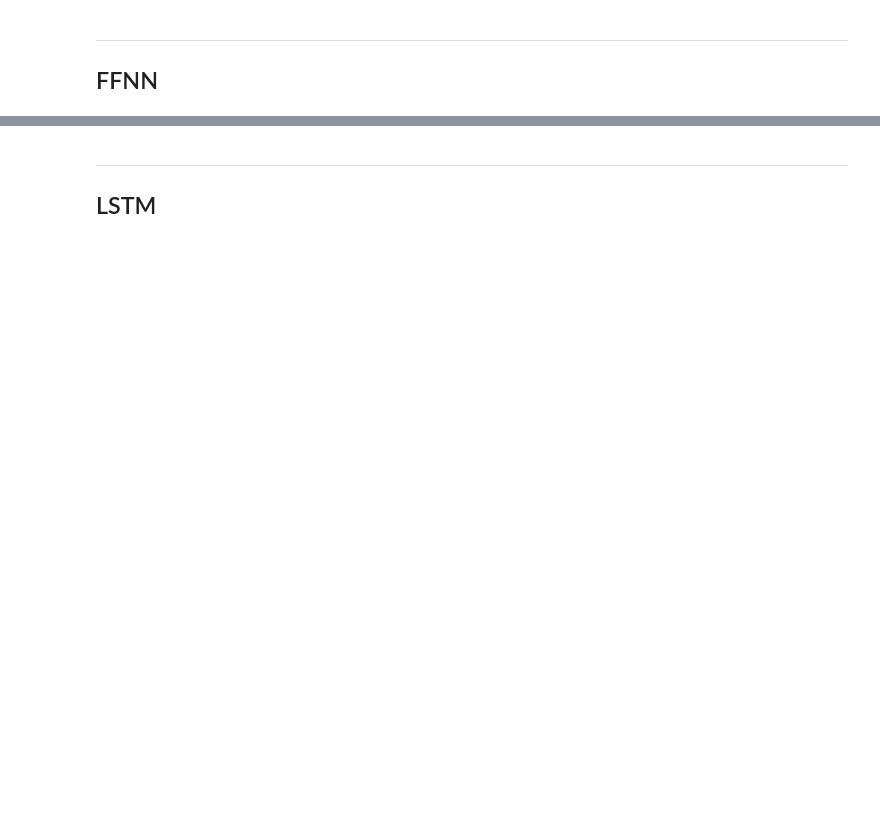
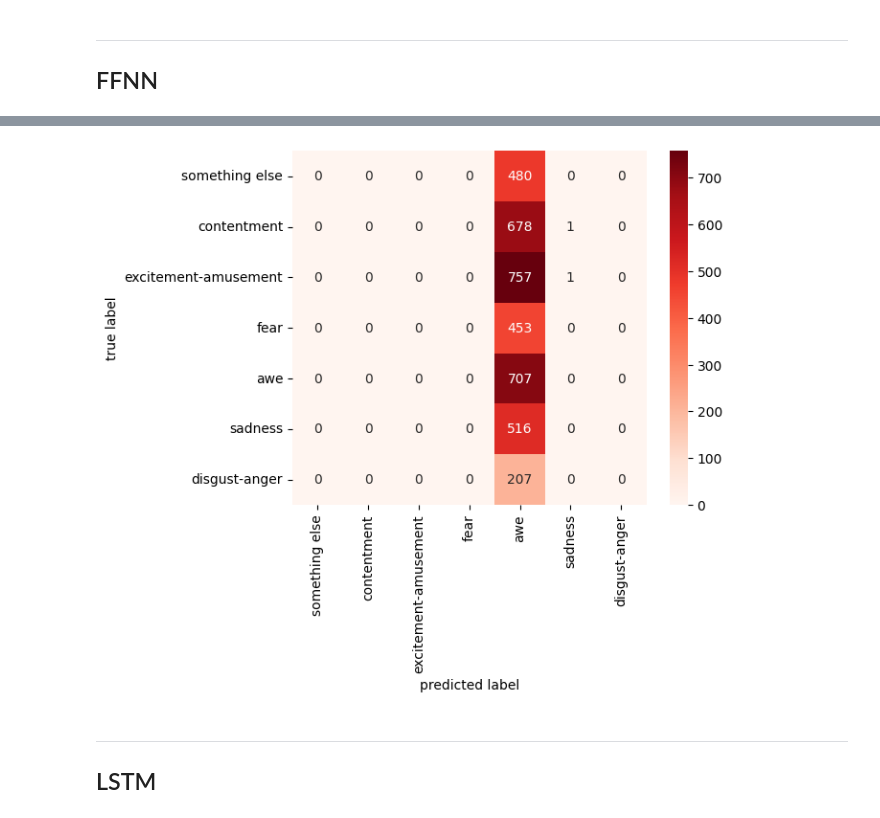
Before and after one commit to AlejandroCiuba/CS2756-Group-Project, a Jupyter notebook: Alejandro/text_experiments.ipynb, the cells around one changed output, grey strips where cells are left out. Cells and saved outputs as stored; diff of their text form; code cells hidden in the pictures; blank space fills up the shorter version.

Commit message:
Worked on FFNN, poor performance

```diff
--- a/Alejandro/text_experiments.ipynb
+++ b/Alejandro/text_experiments.ipynb
@@ -80,7 +81,7 @@ RESULTS = {"experiment": [],
            "comments": [], }
 
 # Only run the experiments listed here; empty means run all
-targets = []
+targets = ["FFNN/D2V"]
 def selected(target):
     if target in targets or len(targets) == 0:
         return True
@@ -122,7 +123,7 @@ def display_results(metrics, experiment, comments):
     RESULTS['f1_score'].append(f1)
     RESULTS['comments'].append(comments)
 # %%
-def exp_run(name, model, transforms, list_kwargs = None, comments = ""):
+def exp_run(name, model, transforms, list_kwargs = None, comments = "", **kwargs):
 
     exp = Experiment(name=name, data=DATA, model=model, comments=comments)
 
@@ -130,7 +131,7 @@ def exp_run(name, model, transforms, list_kwargs = None, comments = ""):
         for i, transform in enumerate(transforms):
             exp.transform(transform, **(list_kwargs[i] if list_kwargs else {}))
 
-    results = exp.full_run(metrics=METRICS)
+    results = exp.full_run(metrics=METRICS, **kwargs)
     display_results(results, name, comments)
 # %%
 def default_vector(name: str):
@@ -325,0 +230,12 @@ epoch: 4/4, step: 400/416, loss=1.9542f
+# %%
+EXP6A = "FFNN/D2V"
+
+if selected(EXP6A):
+
+    def to_emotions(y_true, y_pred):
+        return [ID_TO_CAT[i] for i in y_true], [ID_TO_CAT[i] for i in y_pred]
+
+    numpy_transform = lambda X, y, subset: (np.array(X), y)
+
+    exp_run(EXP6A, model=FFNN(50, [25, 25], 7, lr=1E-10), transforms=[d2v_transform, cat_transform, numpy_transform], epochs=4, batch_size=16, post=to_emotions)
+# %% [output]
@@ -326,3 +259,4 @@ epoch: 4/4, step: 400/416, loss=1.9542f
+[figure, added]
 # %% [markdown]
 ***
 ## LSTM
```
Also changed, not shown: parts of 15 cells of this notebook, 3 other files.
